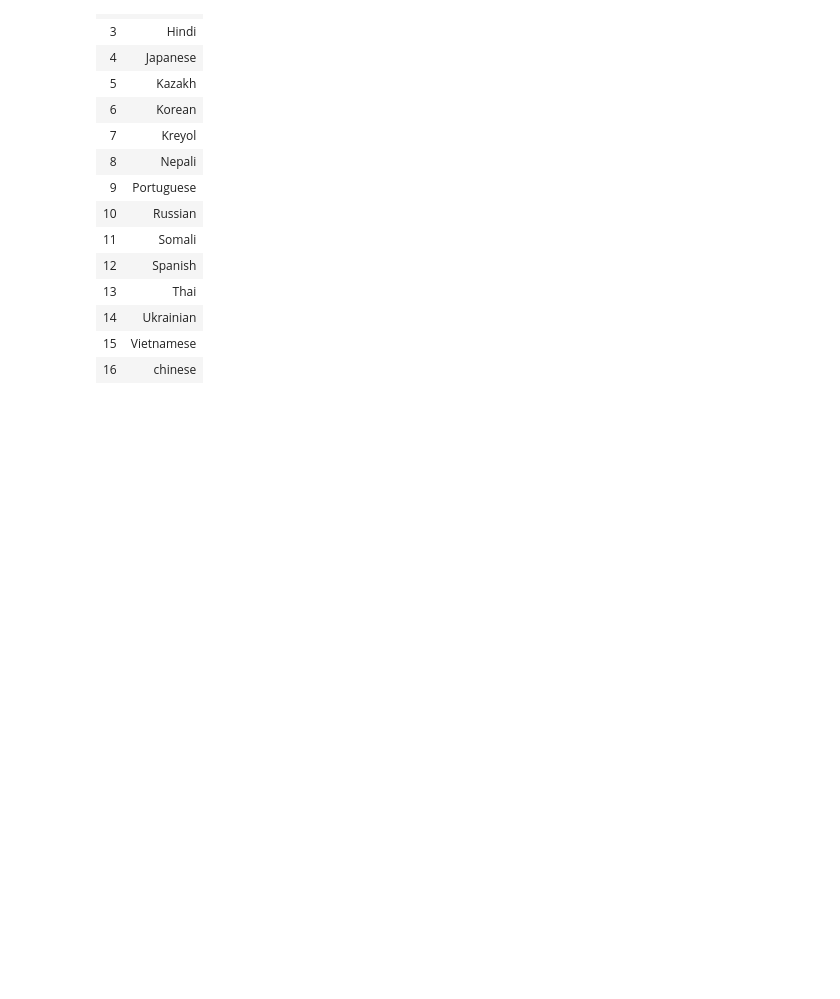
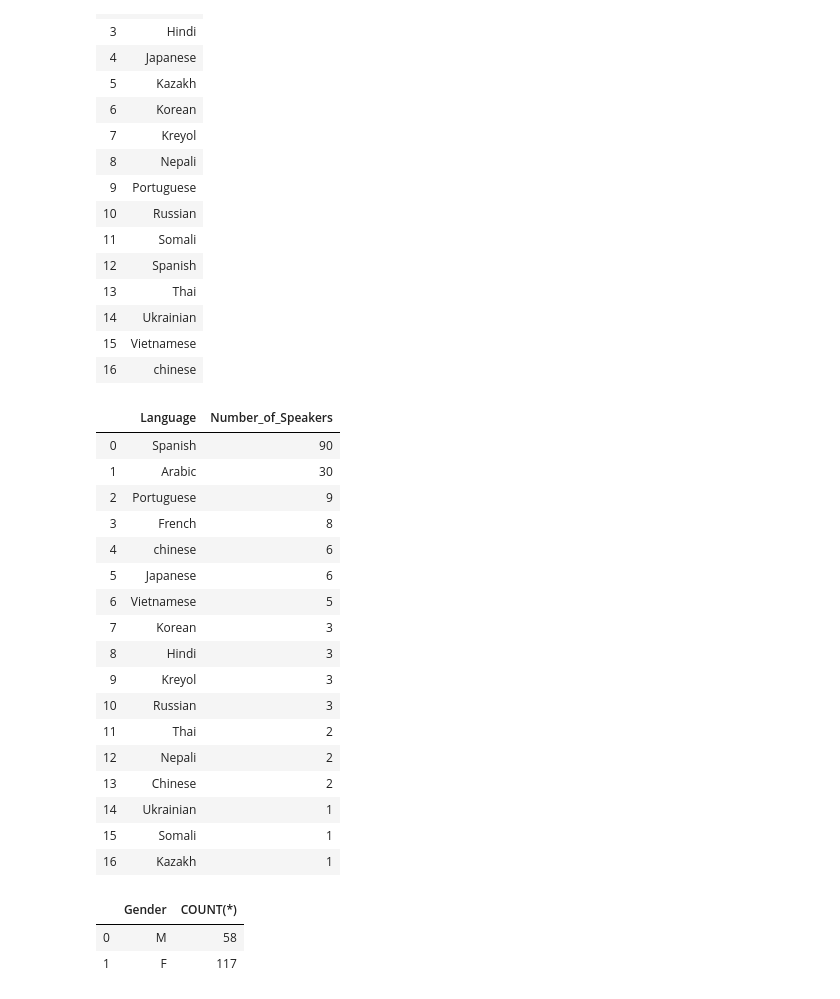
Before and after one commit to purumaster/LAESLData, a Jupyter notebook: LAESLData.ipynb, the cells around one changed output. Drawn from its saved outputs; the diff is of its cells as text; code cells hidden in the pictures; blank space fills up the shorter version.

```diff
--- a/LAESLData.ipynb
+++ b/LAESLData.ipynb
@@ -166,3 +133,58 @@ pd.read_sql_query(query,db)
 | 14 | Ukrainian |
 | 15 | Vietnamese |
 | 16 | chinese |
+# %%
+# Number of speakers.
+query = '''
+SELECT Language, COUNT(*) AS Number_of_Speakers
+FROM LAESL
+GROUP BY Language
+ORDER BY Number_of_Speakers DESC;
+
+'''
+df3 = run_query(query)
+
+# read data out of the database and into dataframe
+df3 = df3.sort_values("Number_of_Speakers", ascending = False).reset_index(drop=True)
+
+
+df3
+# %% [output]
+|  | Language | Number_of_Speakers |
+| 0 | Spanish | 90 |
+| 1 | Arabic | 30 |
+| 2 | Portuguese | 9 |
+| 3 | French | 8 |
+| 4 | chinese | 6 |
+| 5 | Japanese | 6 |
+| 6 | Vietnamese | 5 |
+| 7 | Korean | 3 |
+| 8 | Hindi | 3 |
+| 9 | Kreyol | 3 |
+| 10 | Russian | 3 |
+| 11 | Thai | 2 |
+| 12 | Nepali | 2 |
+| 13 | Chinese | 2 |
+| 14 | Ukrainian | 1 |
+| 15 | Somali | 1 |
+| 16 | Kazakh | 1 |
+# %%
+# Student's genders.
+query = '''
+SELECT Gender, COUNT(*)
+FROM LAESL
+GROUP BY Gender = "M","F";
+
+'''
+
+df4 = run_query(query)
+
+# read data out of the database and into dataframe
+df4 = df4.sort_values("Gender", ascending = False).reset_index(drop=True)
+
+
+df4
+# %% [output]
+|  | Gender | COUNT(*) |
+| 0 | M | 58 |
+| 1 | F | 117 |
```
Also changed, not shown: parts of 16 cells of this notebook.
